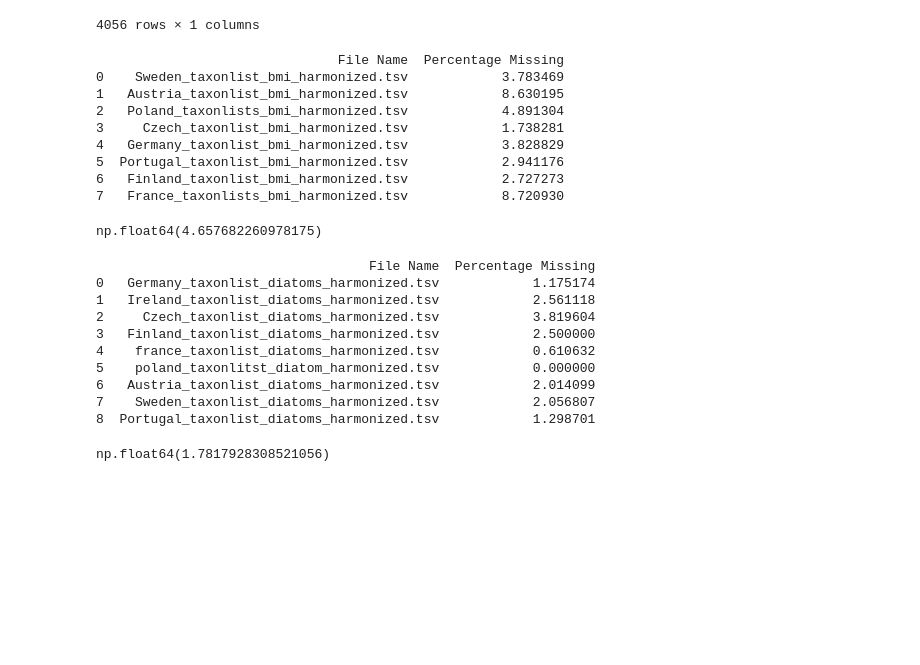
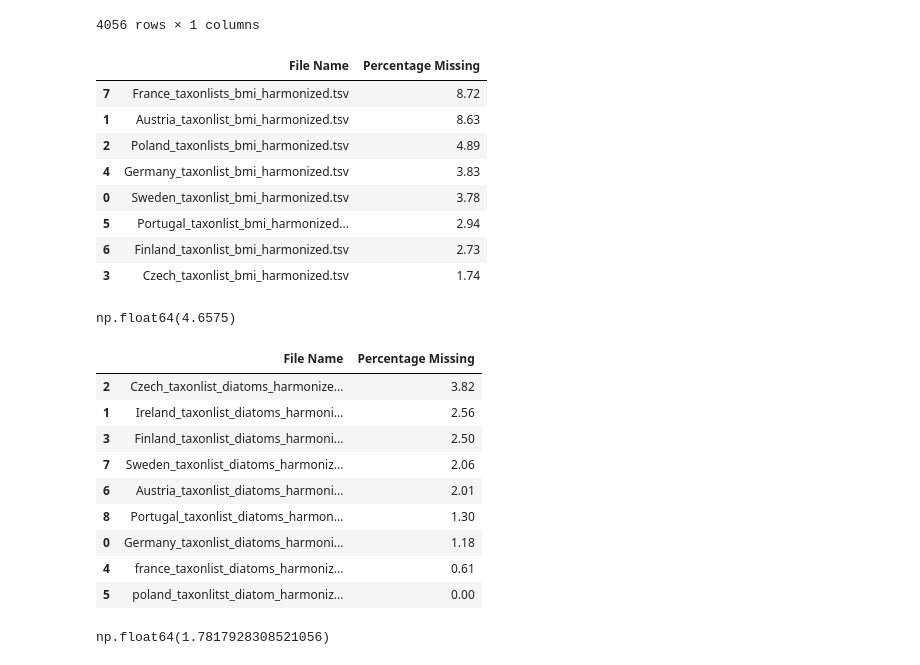
Before and after one commit to CIBIO-BU/mozaiko, a Jupyter notebook: draft.ipynb, the cells around one changed output. Cells and saved outputs as stored; diff of their text form; code cells hidden in the pictures; blank space fills up the shorter version.

```diff
--- a/draft.ipynb
+++ b/draft.ipynb
@@ -647,7 +647,7 @@ def calculate_missing_scientific_names(folder_path):
 
                     results.append({
                         'File Name': file_name,
-                        'Percentage Missing': percentage_missing
+                        'Percentage Missing': round(percentage_missing, 2)
                     })
                 else:
                     results.append({
@@ -664,36 +664,37 @@ def calculate_missing_scientific_names(folder_path):
 # %%
 folder_path = "/home/camilababo/Documents/DNAquaIMG/countries-otls/harmonized/bmi"
 summary_df = calculate_missing_scientific_names(folder_path)
-print(summary_df)
+# order ascending by 'Percentage Missing'
+summary_df.sort_values(by='Percentage Missing', ascending=False)
 # %% [output]
-                               File Name  Percentage Missing
-0    Sweden_taxonlist_bmi_harmonized.tsv            3.783469
-1   Austria_taxonlist_bmi_harmonized.tsv            8.630195
-2   Poland_taxonlists_bmi_harmonized.tsv            4.891304
-3     Czech_taxonlist_bmi_harmonized.tsv            1.738281
-4   Germany_taxonlist_bmi_harmonized.tsv            3.828829
-5  Portugal_taxonlist_bmi_harmonized.tsv            2.941176
-6   Finland_taxonlist_bmi_harmonized.tsv            2.727273
-7   France_taxonlists_bmi_harmonized.tsv            8.720930
+|  | File Name | Percentage Missing |
+| 7 | France_taxonlists_bmi_harmonized.tsv | 8.72 |
+| 1 | Austria_taxonlist_bmi_harmonized.tsv | 8.63 |
+| 2 | Poland_taxonlists_bmi_harmonized.tsv | 4.89 |
+| 4 | Germany_taxonlist_bmi_harmonized.tsv | 3.83 |
+| 0 | Sweden_taxonlist_bmi_harmonized.tsv | 3.78 |
+| 5 | Portugal_taxonlist_bmi_harmonized... | 2.94 |
+| 6 | Finland_taxonlist_bmi_harmonized.tsv | 2.73 |
+| 3 | Czech_taxonlist_bmi_harmonized.tsv | 1.74 |
 # %%
 summary_df['Percentage Missing'].mean()
 # %% [output]
-np.float64(4.657682260978175)
+np.float64(4.6575)
 # %%
 folder_path = "/home/camilababo/Documents/DNAquaIMG/countries-otls/harmonized/dia"
 summary_df = calculate_missing_scientific_names(folder_path)
-print(summary_df)
+summary_df.sort_values(by='Percentage Missing', ascending=False)
 # %% [output]
-                                   File Name  Percentage Missing
-0   Germany_taxonlist_diatoms_harmonized.tsv            1.175174
-1   Ireland_taxonlist_diatoms_harmonized.tsv            2.561118
-2     Czech_taxonlist_diatoms_harmonized.tsv            3.819604
-3   Finland_taxonlist_diatoms_harmonized.tsv            2.500000
-4    france_taxonlist_diatoms_harmonized.tsv            0.610632
-5    poland_taxonlitst_diatom_harmonized.tsv            0.000000
-6   Austria_taxonlist_diatoms_harmonized.tsv            2.014099
-7    Sweden_taxonlist_diatoms_harmonized.tsv            2.056807
-8  Portugal_taxonlist_diatoms_harmonized.tsv            1.298701
+|  | File Name | Percentage Missing |
+| 2 | Czech_taxonlist_diatoms_harmonize... | 3.82 |
+| 1 | Ireland_taxonlist_diatoms_harmoni... | 2.56 |
+| 3 | Finland_taxonlist_diatoms_harmoni... | 2.50 |
+| 7 | Sweden_taxonlist_diatoms_harmoniz... | 2.06 |
+| 6 | Austria_taxonlist_diatoms_harmoni... | 2.01 |
+| 8 | Portugal_taxonlist_diatoms_harmon... | 1.30 |
+| 0 | Germany_taxonlist_diatoms_harmoni... | 1.18 |
+| 4 | france_taxonlist_diatoms_harmoniz... | 0.61 |
+| 5 | poland_taxonlitst_diatom_harmoniz... | 0.00 |
 # %%
 summary_df['Percentage Missing'].mean()
 # %% [output]
```
Also changed, not shown: 6 other files.
